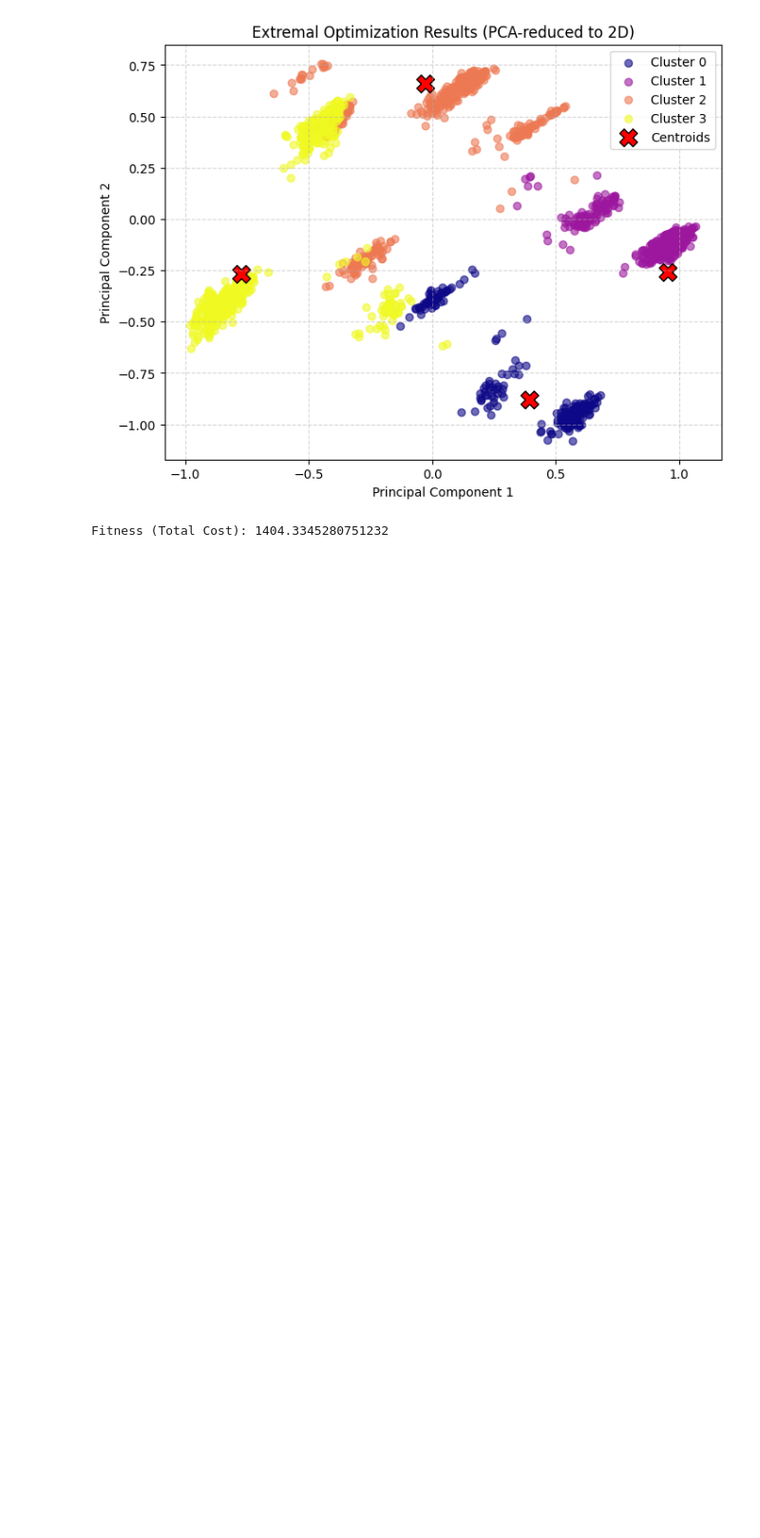
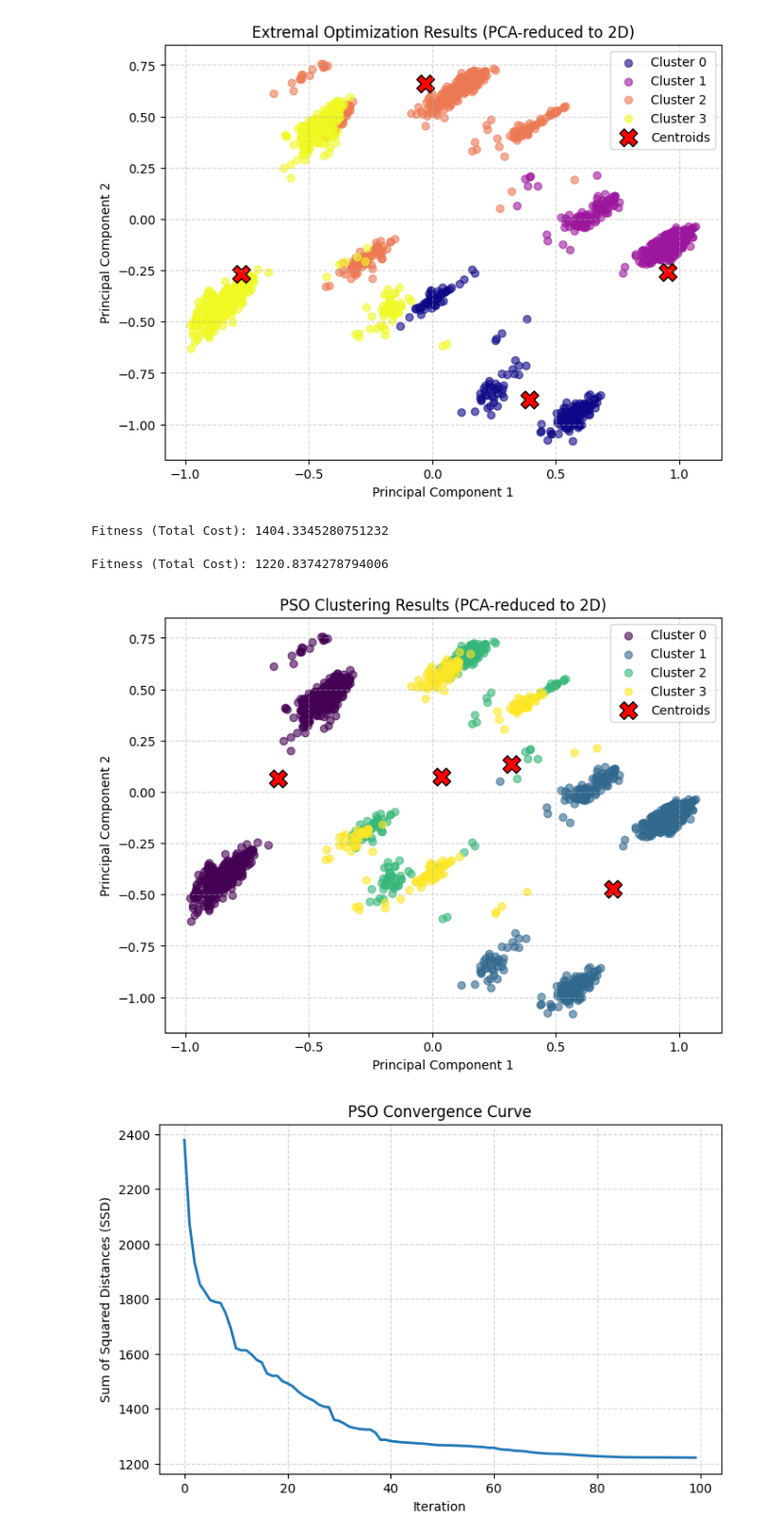
Before and after one commit to mrieden/CI_project, a Jupyter notebook: main.ipynb, the cells around one changed output. Shown at 95% size. Drawn from its saved outputs; the diff is of its cells as text; code cells hidden in the pictures; blank space fills up the shorter version.

```diff
--- a/main.ipynb
+++ b/main.ipynb
@@ -156,3 +156,17 @@ print("Fitness (Total Cost):", fitness)
 EO finished — best WCSS: 1404.3345
 [figure]
 Fitness (Total Cost): 1404.3345280751232
+# %%
+from algorithm.PSO import PSOClustering
+
+pso = PSOClustering(k=4, n_particles=30, max_iters=100, random_state=42)
+pso = pso.fit(df)
+
+labels = pso.predict(df)
+print("Fitness (Total Cost):", pso.fitness(df, pso.centroids))
+pso.plot_clusters(df, labels)
+pso.plot_convergence()
+# %% [output]
+Fitness (Total Cost): 1220.8374278794006
+[figure, added]
+[figure, added]
```
Also changed, not shown: 2 other files.
